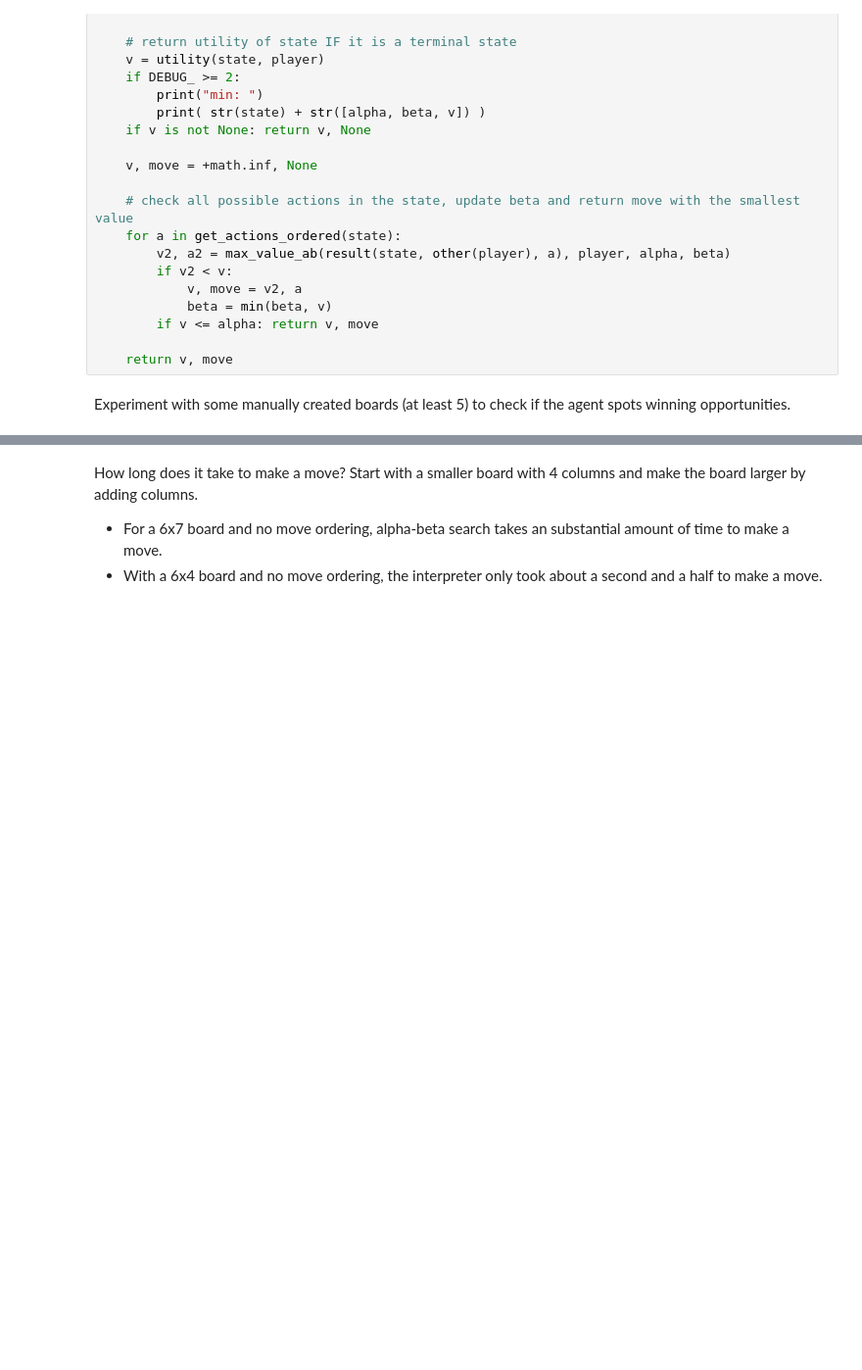
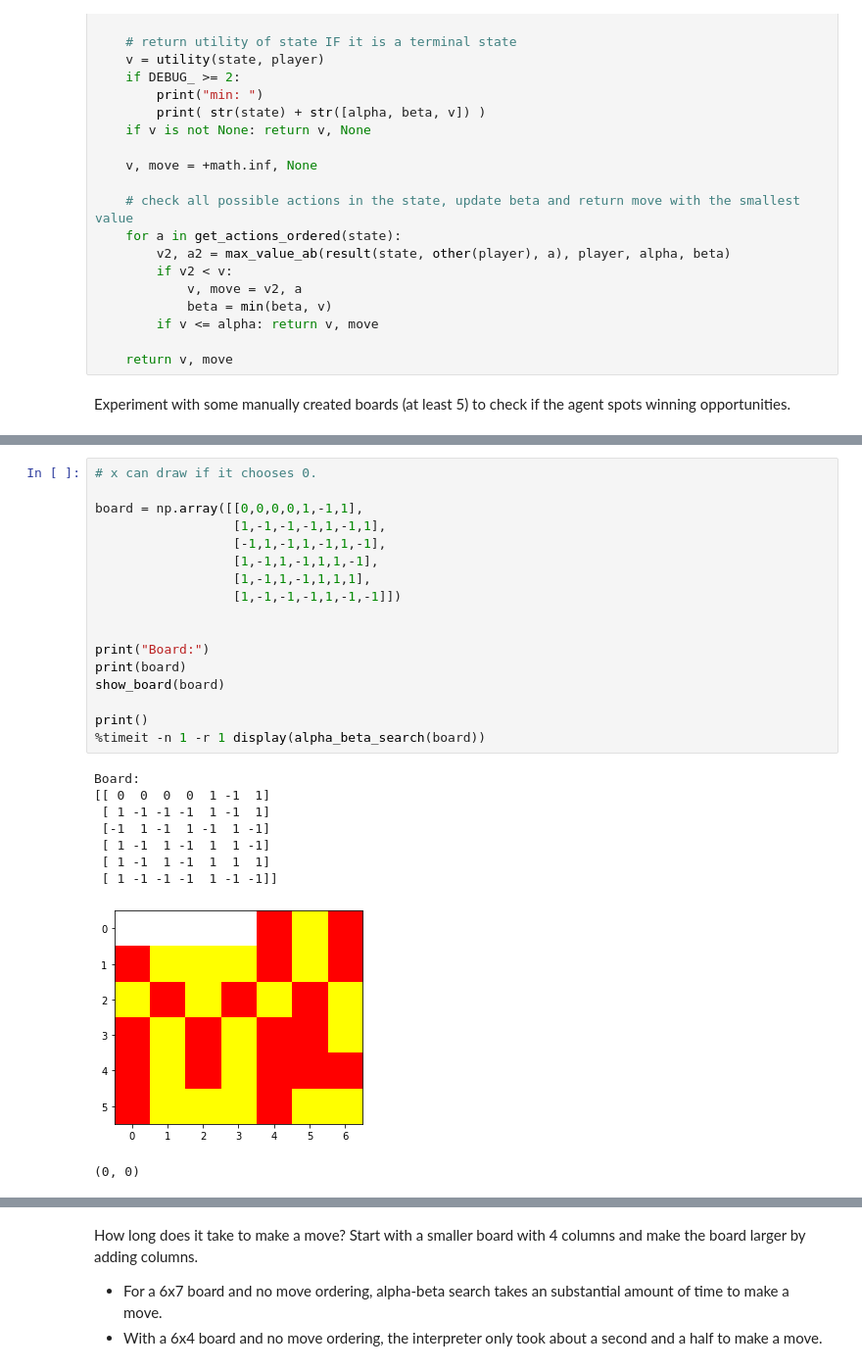
Before and after one commit to KadeLehman/CS7320-AI, a Jupyter notebook: Games/assignment_connect4.ipynb, the cells around one changed output, grey strips where cells are left out. Shown: that part at 98% size. Cells and saved outputs as stored; diff of their text form; blank space fills up the shorter version.

```diff
--- a/Games/assignment_connect4.ipynb
+++ b/Games/assignment_connect4.ipynb
@@ -374,0 +357,27 @@ print()
+# %%
+# x can draw if it chooses 0.
+
+board = np.array([[0,0,0,0,1,-1,1],
+                  [1,-1,-1,-1,1,-1,1],
+                  [-1,1,-1,1,-1,1,-1],
+                  [1,-1,1,-1,1,1,-1],
+                  [1,-1,1,-1,1,1,1],
+                  [1,-1,-1,-1,1,-1,-1]])
+
+
+print("Board:")
+print(board)
+show_board(board)
+
+print()
+%timeit -n 1 -r 1 display(alpha_beta_search(board))
+# %% [output]
+Board:
+[[ 0  0  0  0  1 -1  1]
+ [ 1 -1 -1 -1  1 -1  1]
+ [-1  1 -1  1 -1  1 -1]
+ [ 1 -1  1 -1  1  1 -1]
+ [ 1 -1  1 -1  1  1  1]
+ [ 1 -1 -1 -1  1 -1 -1]]
+[figure, added]
+(0, 0)
```
Also changed, not shown: parts of 10 cells of this notebook.
